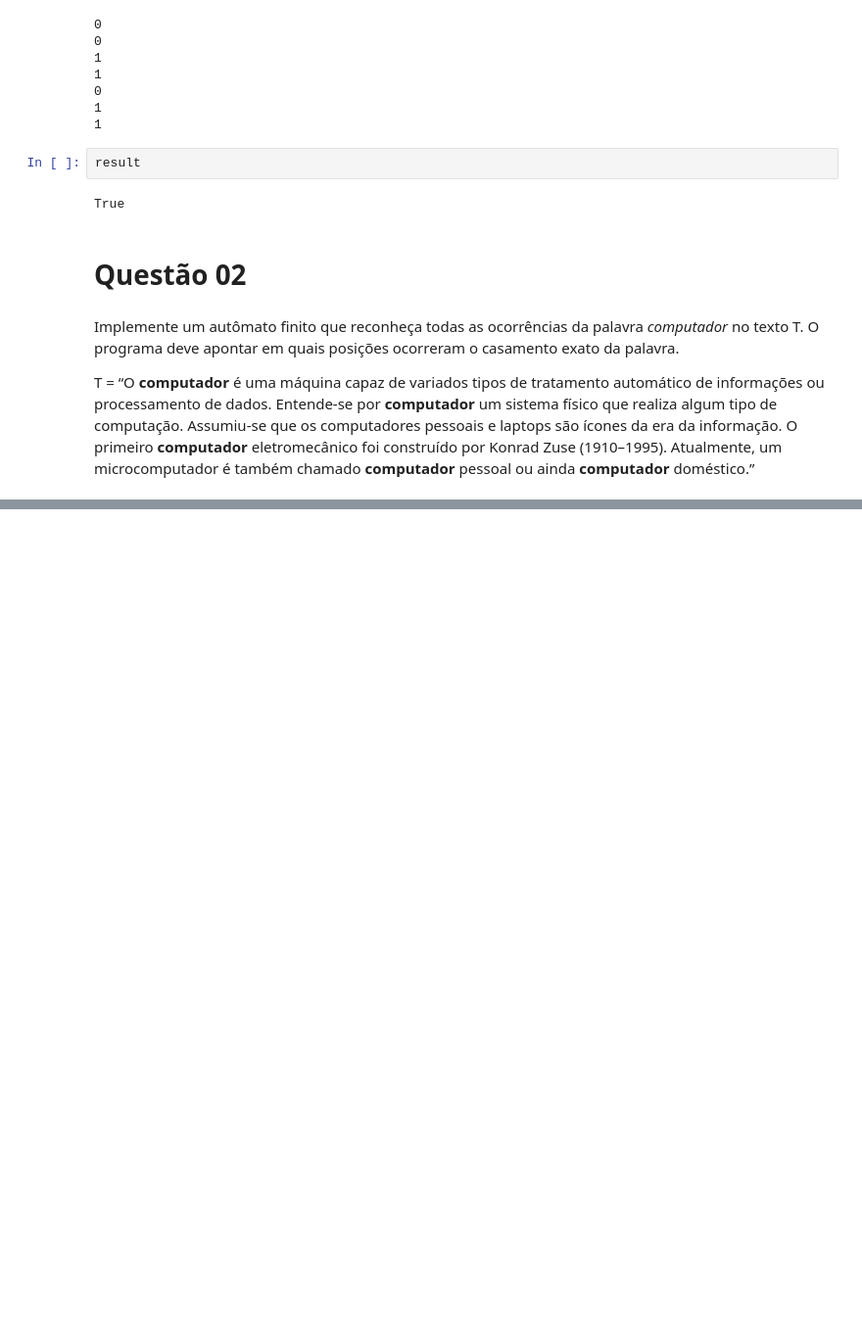
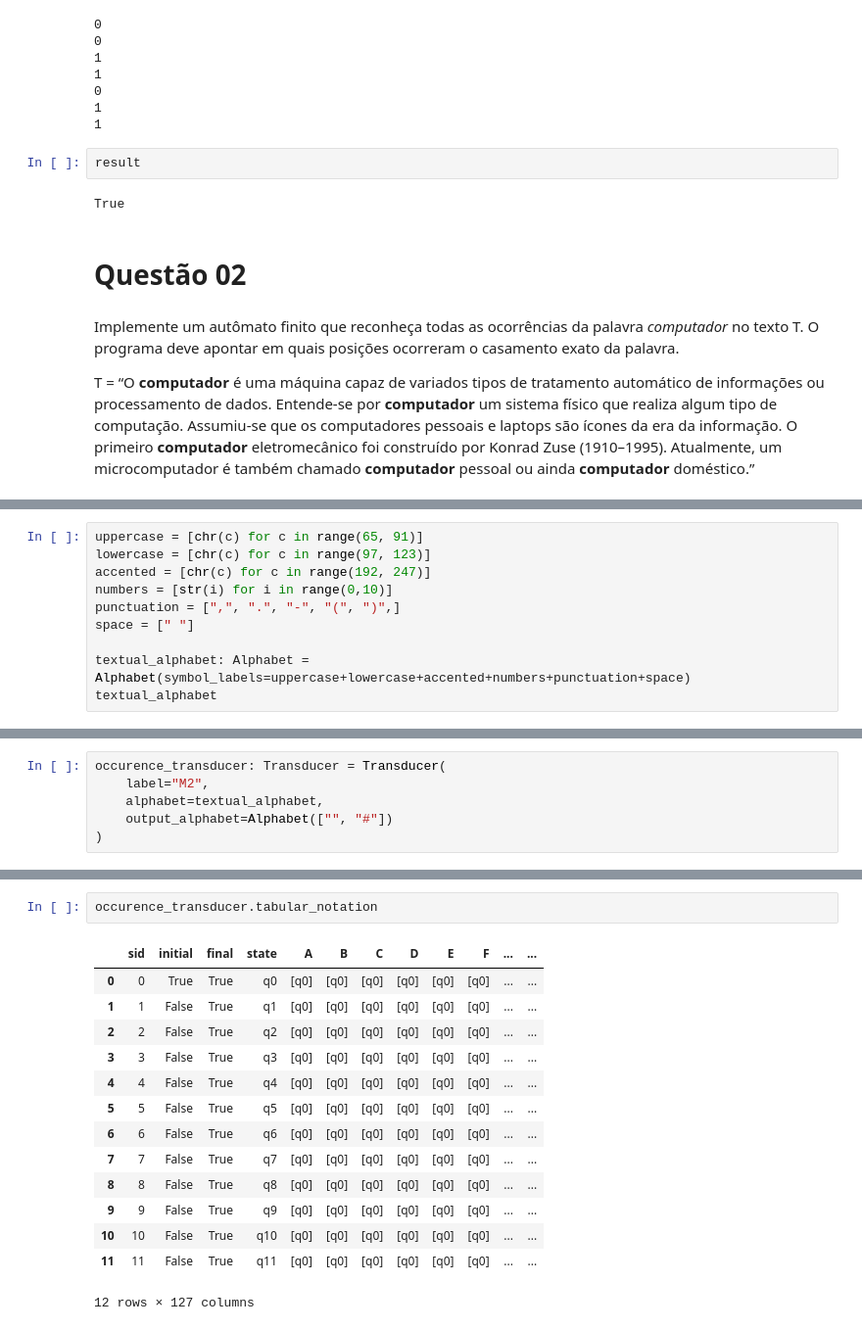
Before and after one commit to AlanTurinho/pyflap, a Jupyter notebook: main.ipynb, the cells around one changed output, grey strips where cells are left out. Shown at 98% size. Cells and saved outputs as stored; diff of their text form; blank space fills up the shorter version.

Commit message:
Transductor for string occurences

```diff
--- a/main.ipynb
+++ b/main.ipynb
@@ -383,0 +446,10 @@ T = “O **computador** é uma máquina capaz de variados tipos de tratamento au
+# %%
+uppercase = [chr(c) for c in range(65, 91)]
+lowercase = [chr(c) for c in range(97, 123)]
+accented = [chr(c) for c in range(192, 247)]
+numbers = [str(i) for i in range(0,10)]
+punctuation = [",", ".", "-", "(", ")",]
+space = [" "]
+
+textual_alphabet: Alphabet = Alphabet(symbol_labels=uppercase+lowercase+accented+numbers+punctuation+space)
+textual_alphabet
@@ -383,0 +458,6 @@ T = “O **computador** é uma máquina capaz de variados tipos de tratamento au
+# %%
+occurence_transducer: Transducer = Transducer(
+    label="M2",
+    alphabet=textual_alphabet,
+    output_alphabet=Alphabet(["", "#"])
+)
@@ -383,0 +502,17 @@ T = “O **computador** é uma máquina capaz de variados tipos de tratamento au
+# %%
+occurence_transducer.tabular_notation
+# %% [output]
+|  | sid | initial | final | state | A | B | C | D | E | F | ... | ... |
+| 0 | 0 | True | True | q0 | [q0] | [q0] | [q0] | [q0] | [q0] | [q0] | ... | ... |
+| 1 | 1 | False | True | q1 | [q0] | [q0] | [q0] | [q0] | [q0] | [q0] | ... | ... |
+| 2 | 2 | False | True | q2 | [q0] | [q0] | [q0] | [q0] | [q0] | [q0] | ... | ... |
+| 3 | 3 | False | True | q3 | [q0] | [q0] | [q0] | [q0] | [q0] | [q0] | ... | ... |
+| 4 | 4 | False | True | q4 | [q0] | [q0] | [q0] | [q0] | [q0] | [q0] | ... | ... |
+| 5 | 5 | False | True | q5 | [q0] | [q0] | [q0] | [q0] | [q0] | [q0] | ... | ... |
+| 6 | 6 | False | True | q6 | [q0] | [q0] | [q0] | [q0] | [q0] | [q0] | ... | ... |
+| 7 | 7 | False | True | q7 | [q0] | [q0] | [q0] | [q0] | [q0] | [q0] | ... | ... |
+| 8 | 8 | False | True | q8 | [q0] | [q0] | [q0] | [q0] | [q0] | [q0] | ... | ... |
+| 9 | 9 | False | True | q9 | [q0] | [q0] | [q0] | [q0] | [q0] | [q0] | ... | ... |
+| 10 | 10 | False | True | q10 | [q0] | [q0] | [q0] | [q0] | [q0] | [q0] | ... | ... |
+| 11 | 11 | False | True | q11 | [q0] | [q0] | [q0] | [q0] | [q0] | [q0] | ... | ... |
+12 rows × 127 columns
```
Also changed, not shown: parts of 20 cells of this notebook, 7 other files.
